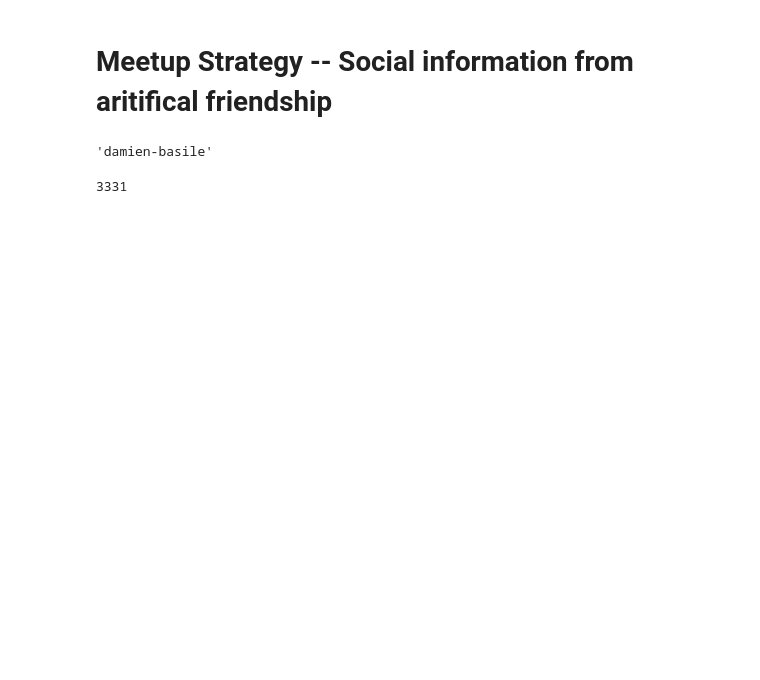
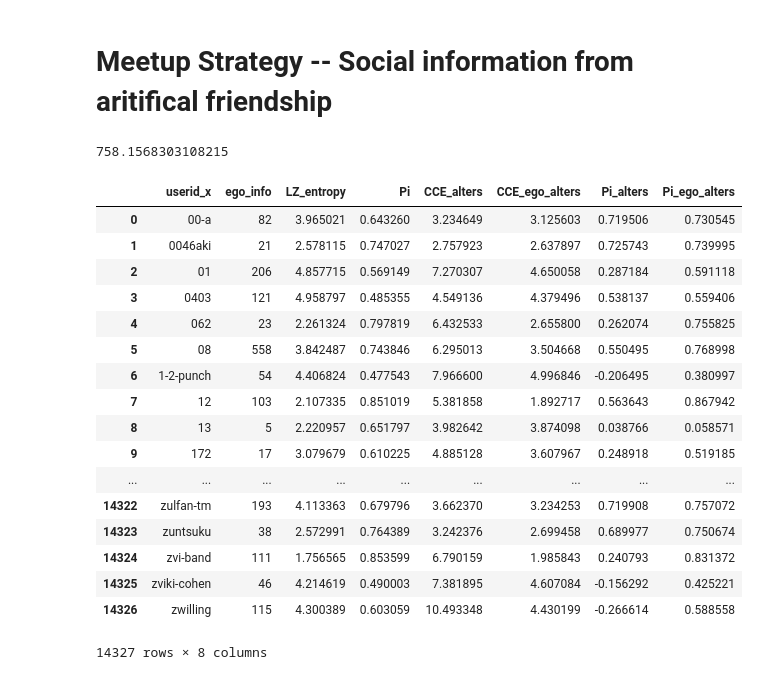
Before and after one commit to Magica-Chen/social-predictability, a Jupyter notebook: MS-Social-Information-AF.ipynb, the cells around one changed output. Drawn from its saved outputs; the diff is of its cells as text; code cells hidden in the pictures; blank space fills up the shorter version.

```diff
--- a/MS-Social-Information-AF.ipynb
+++ b/MS-Social-Information-AF.ipynb
@@ -21,7 +21,7 @@ df_wp = ft.read_dataframe('data/weeplace_checkins_without_loc_NA.feather') # it
 user_list = sorted(list(set(df_wp['userid'].tolist())))
 
 # import meetup_store
-pickle_in = open("meetup_store.pickle", "rb")
+pickle_in = open("results/meetup_store.pickle", "rb")
 # pickle_in = open("social-predictability/meetup_store.pickle", "rb")
 meetup_store = pickle.load(pickle_in)
 pickle_in.close()
@@ -32,7 +32,7 @@ user_meetup=user_meetup.rename(columns = {'count':'meetup'})
 
 ## import users' temporal placeid
 # pickle_in = open("social-predictability/user_placeidT.pickle", "rb")
-pickle_in = open("user_placeidT.pickle", "rb")
+pickle_in = open("results/user_placeidT.pickle", "rb")
 user_placeidT = pickle.load(pickle_in)
 pickle_in.close()
 # %%
@@ -46,7 +46,5 @@ print(time.time() - start)
 start = time.time()
 we_meet.ego_info(filesave=True)
 print(time.time() - start)
+# %% [output]
+758.1568303108215
-# %%
-user_meetup.groupby('userid_x').count()['userid_y'].idxmax()
-# %% [output]
-'damien-basile'
@@ -55,4 +51,21 @@ user_meetup[user_meetup['userid_x'] == 'damien-basile']
-# %%
-user_list.index('damien-basile')
-# %% [output]
-3331
+# %%
+we_meet.ego_stats
+# %% [output]
+|  | userid_x | ego_info | LZ_entropy | Pi | CCE_alters | CCE_ego_alters | Pi_alters | Pi_ego_alters |
+| 0 | 00-a | 82 | 3.965021 | 0.643260 | 3.234649 | 3.125603 | 0.719506 | 0.730545 |
+| 1 | 0046aki | 21 | 2.578115 | 0.747027 | 2.757923 | 2.637897 | 0.725743 | 0.739995 |
+| 2 | 01 | 206 | 4.857715 | 0.569149 | 7.270307 | 4.650058 | 0.287184 | 0.591118 |
+| 3 | 0403 | 121 | 4.958797 | 0.485355 | 4.549136 | 4.379496 | 0.538137 | 0.559406 |
+| 4 | 062 | 23 | 2.261324 | 0.797819 | 6.432533 | 2.655800 | 0.262074 | 0.755825 |
+| 5 | 08 | 558 | 3.842487 | 0.743846 | 6.295013 | 3.504668 | 0.550495 | 0.768998 |
+| 6 | 1-2-punch | 54 | 4.406824 | 0.477543 | 7.966600 | 4.996846 | -0.206495 | 0.380997 |
+| 7 | 12 | 103 | 2.107335 | 0.851019 | 5.381858 | 1.892717 | 0.563643 | 0.867942 |
+| 8 | 13 | 5 | 2.220957 | 0.651797 | 3.982642 | 3.874098 | 0.038766 | 0.058571 |
+| 9 | 172 | 17 | 3.079679 | 0.610225 | 4.885128 | 3.607967 | 0.248918 | 0.519185 |
+| ... | ... | ... | ... | ... | ... | ... | ... | ... |
+| 14322 | zulfan-tm | 193 | 4.113363 | 0.679796 | 3.662370 | 3.234253 | 0.719908 | 0.757072 |
+| 14323 | zuntsuku | 38 | 2.572991 | 0.764389 | 3.242376 | 2.699458 | 0.689977 | 0.750674 |
+| 14324 | zvi-band | 111 | 1.756565 | 0.853599 | 6.790159 | 1.985843 | 0.240793 | 0.831372 |
+| 14325 | zviki-cohen | 46 | 4.214619 | 0.490003 | 7.381895 | 4.607084 | -0.156292 | 0.425221 |
+| 14326 | zwilling | 115 | 4.300389 | 0.603059 | 10.493348 | 4.430199 | -0.266614 | 0.588558 |
+14327 rows × 8 columns
```
Also changed, not shown: parts of 3 cells of this notebook, 2 other files.
